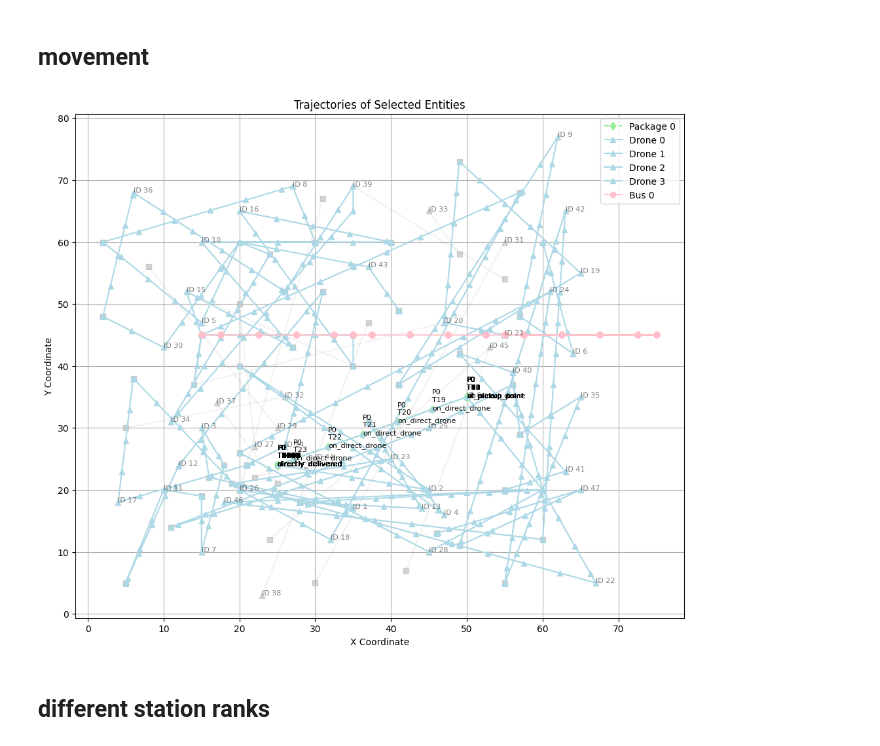
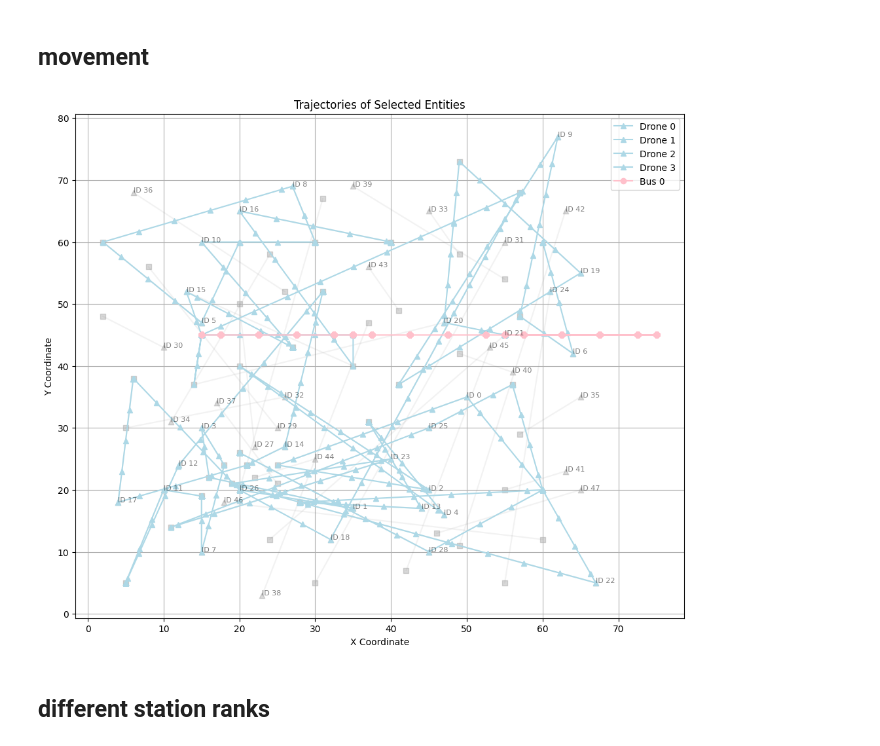
Before and after one commit to Jingren-Tang/New_Drone, a Jupyter notebook: DA_sample_project_future_assignment_regional_drone.ipynb, the cells around one changed output. Saved outputs shown, nothing was run; the diff lists cells and outputs as text; code cells hidden in the pictures.

```diff
--- a/DA_sample_project_future_assignment_regional_drone.ipynb
+++ b/DA_sample_project_future_assignment_regional_drone.ipynb
@@ -2727,7 +2796,7 @@ def calculate_distance(x1, y1, x2, y2):
 
 task_queue_threshold = 5  # Threshold for batch processing
 tolerance = 10
-allow_cross_region = True  # 设置为True允许跨区域，False则限制在各自区域
+allow_cross_region = False  # 设置为True允许跨区域，False则限制在各自区域
 
 # 初始化统计信息
 task_statistics = []
@@ -2745,7 +2814,7 @@ drone_fleet = DroneFleet(initial_drone_count=4)
 drone_fleet.task_queue_threshold = task_queue_threshold   # 创建4个区域的无人机
 
 for drone in drone_fleet.drones:
-    drone.max_future_tasks = 3
+    drone.max_future_tasks = 10
 
 bus_lines = ['Line 1', 'Line 2']
 # , 'Line 2'
@@ -2770,7 +2839,7 @@ for task in tasks:
 
 
 
-total_time = 1000
+total_time = 2000
 current_time = 0
 task_index = 0
 
@@ -2782,6 +2851,15 @@ station_mapping = {(station.x, station.y): idx for idx, station in enumerate(bus
 
 
 while current_time <= total_time:
+
+
+    if current_time % 100 == 0:
+        print(f"\n======== 时间: {current_time} ========")
+        drone_fleet.report_drone_status(current_time)
+        drone_fleet.analyze_queues(current_time)
+
+
+
     bus_system.simulate(bus_lines, bus_stations_df)
 
     drone_fleet.check_and_apply_future_assignments(current_time)
@@ -2789,7 +2867,7 @@ while current_time <= total_time:
     # Check if queues need batch optimization
     current_queue_size = drone_fleet.total_queued_tasks()
     if current_queue_size >= task_queue_threshold:
-        drone_fleet.check_and_optimize_queues(task_queue_threshold)
+        drone_fleet.check_and_optimize_queues(task_queue_threshold, allow_cross_region)
 
 
 
@@ -3207,35 +3273,35 @@ def plot_multiple_trajectories(simulation_records, package_records, drone_ids=No
             if not drone_df.empty:
                 ax.plot(drone_df["x"], drone_df["y"],
                        linestyle="-", marker="^",
                        label=f"Drone {drone_id}",
                        color="lightblue")
 
     # 绘制巴士轨迹
     if bus_ids:
         for bus_id in bus_ids:
             bus_df = sim_df[(sim_df["entity"] == "bus") & (sim_df["id"] == bus_id)]
             if not bus_df.empty:
                 ax.plot(bus_df["x"], bus_df["y"],
                        linestyle="-", marker="o",
                        label=f"Bus {bus_id}",
                        color="pink")
 
     # 设置图表样式
     ax.set_title("Trajectories of Selected Entities")
     ax.set_xlabel("X Coordinate")
     ax.set_ylabel("Y Coordinate")
     ax.grid(True)
     ax.legend()
 
     plt.show()
 
 plot_multiple_trajectories(simulation_records, package_records,
                          drone_ids=[0,1,2,3
                         ],
                          bus_ids=[0],
-                         package_ids=[0, ])
+                         package_ids=[])
 # %% [output]
-[figure, old version]
+[figure, new version]
 # %% [markdown]
 ## different station ranks
 # %%
```
Also changed, not shown: parts of 9 cells of this notebook, 3 other files.
